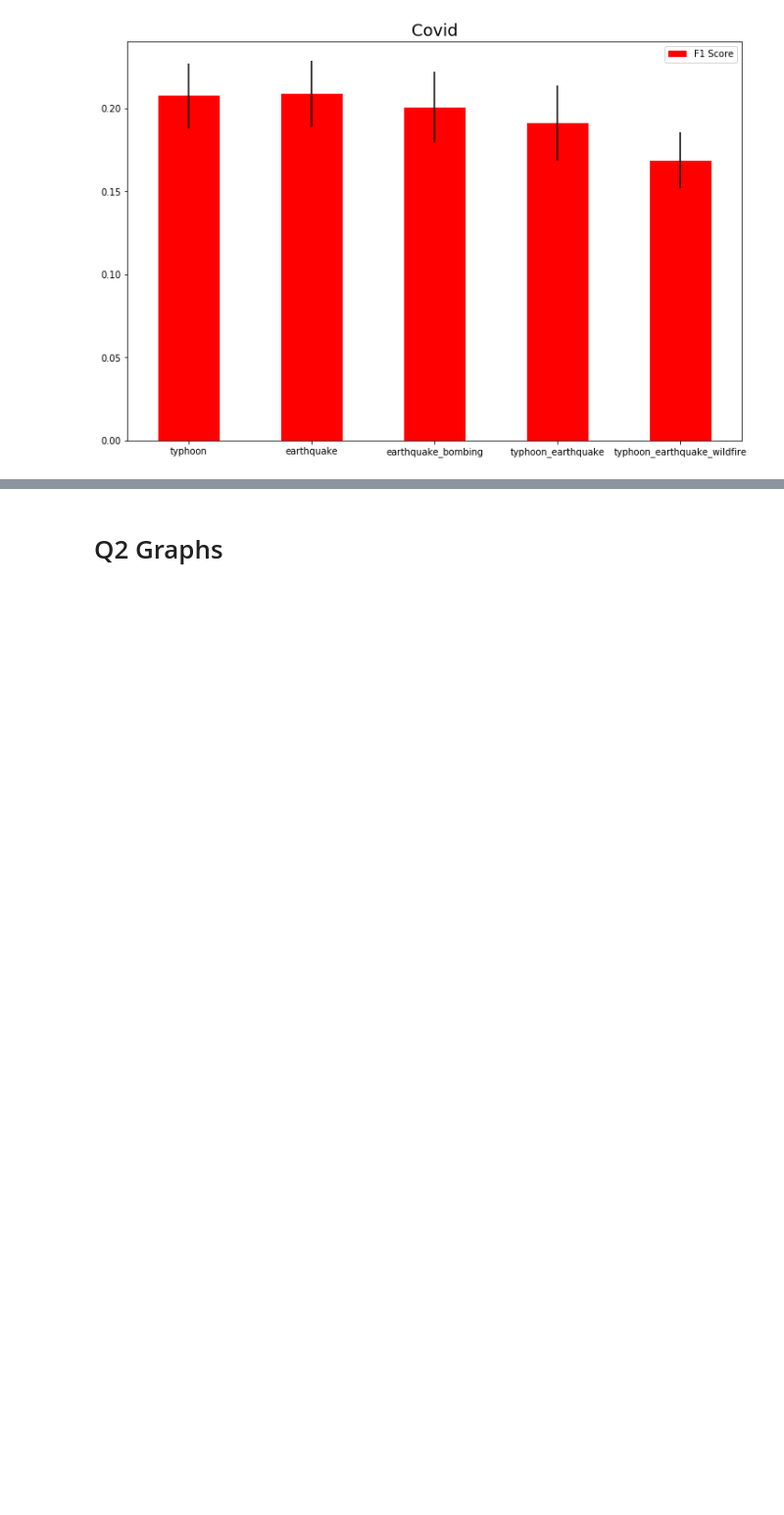
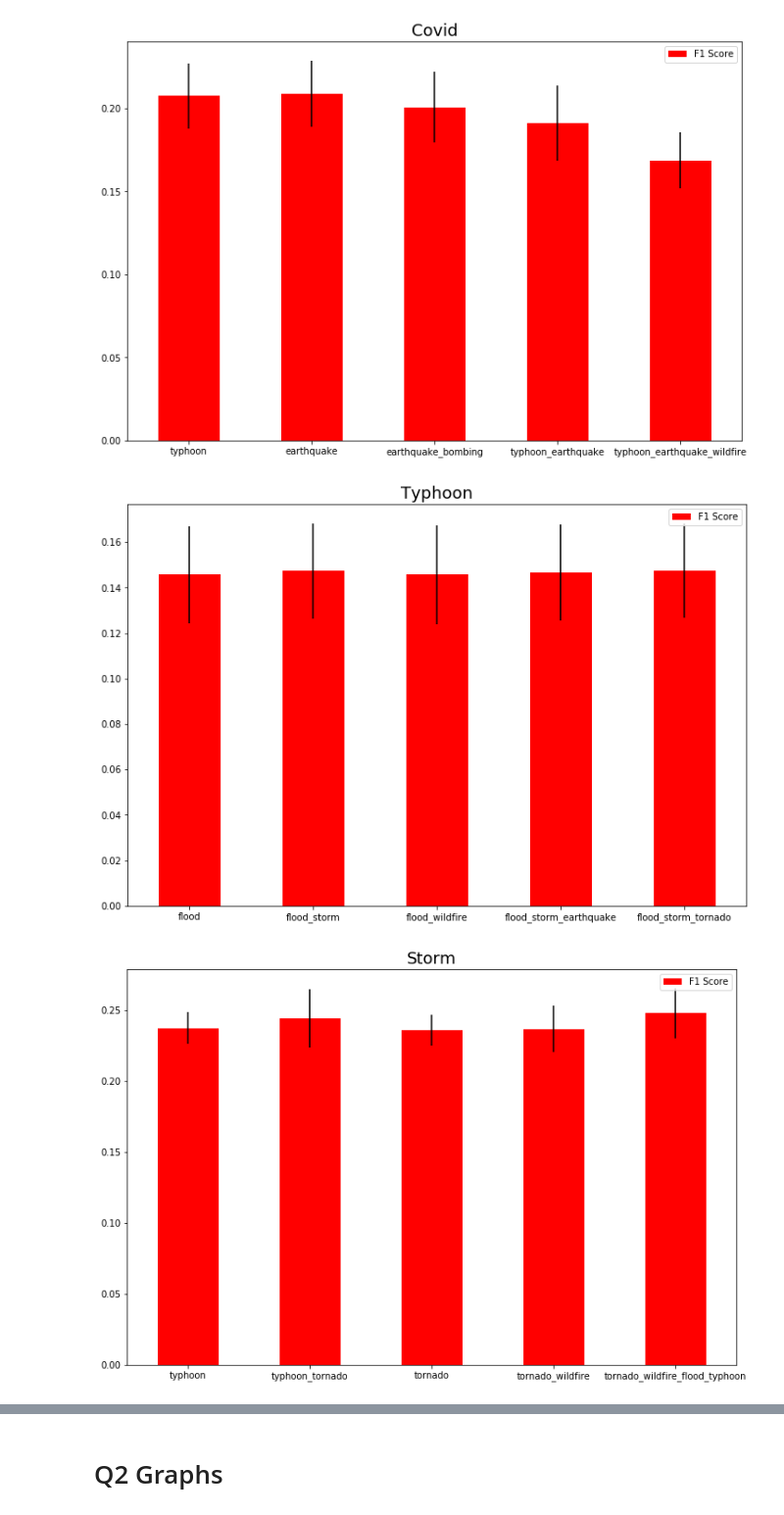
Before and after one commit to acpedersen/REU-2021, a Jupyter notebook: Presentation_visuals.ipynb, the cells around one changed output, grey strips where cells are left out. Shown at 98% size. Saved outputs shown, nothing was run; the diff lists cells and outputs as text; code cells hidden in the pictures; blank space fills up the shorter version.

```diff
--- a/Presentation_visuals.ipynb
+++ b/Presentation_visuals.ipynb
@@ -174,3 +174,42 @@ visualize_ens(covid, 'Covid')
 [figure]
 [figure]
 [figure]
+# %%
+cat_typhoon = pd.read_json("Trec_data/cattyphoonEnsScoreDf.json")
+cat_storm = pd.read_json("Trec_data/catstormEnsScoreDf.json")
+cat_flood = pd.read_json("Trec_data/catfloodEnsScoreDf.json")
+cat_wildfire = pd.read_json("Trec_data/catwildfireEnsScoreDf.json")
+cat_earthquake = pd.read_json("Trec_data/catearthquakeEnsScoreDf.json")
+cat_explosion = pd.read_json("Trec_data/catexplosionEnsScoreDf.json")
+cat_bombing = pd.read_json("Trec_data/catbombingEnsScoreDf.json")
+cat_shooting = pd.read_json("Trec_data/catshootingEnsScoreDf.json")
+cat_covid = pd.read_json("Trec_data/catcovidEnsScoreDf.json")
+# %%
+def visualize_ens(ensemble, title):
+    plt.figure(figsize=(12, 8))
+    ax = plt.axes()
+
+    F1 = [item for item in ensemble['avgF1Ens']]
+    ste_ens = [item for item in ensemble['semF1Ens']]
+    index = [item for item in ensemble.index]
+
+    df_prio = pd.DataFrame({'F1 Score': F1}, index=index)
+
+    ax.set_title(title, fontsize = 18)
+    ax = df_prio.plot.bar(rot=0, ax=ax, yerr = [ste_ens],
+                          color='r')
+
+    plt.show()
+
+visualize_ens(cat_typhoon, 'Typhoon')
+visualize_ens(cat_storm, 'Storm')
+visualize_ens(cat_flood, "Flood")
+visualize_ens(cat_wildfire, 'Wildfire')
+visualize_ens(cat_earthquake, 'Earthquake')
+visualize_ens(cat_explosion, 'Explosion')
+visualize_ens(cat_bombing, 'Bombing')
+visualize_ens(cat_shooting, 'Shooting')
+visualize_ens(cat_covid, 'Covid')
+# %% [output]
+[figure, added]
+[figure, added]
```
Also changed, not shown: parts of 3 cells of this notebook, 1 other file.
